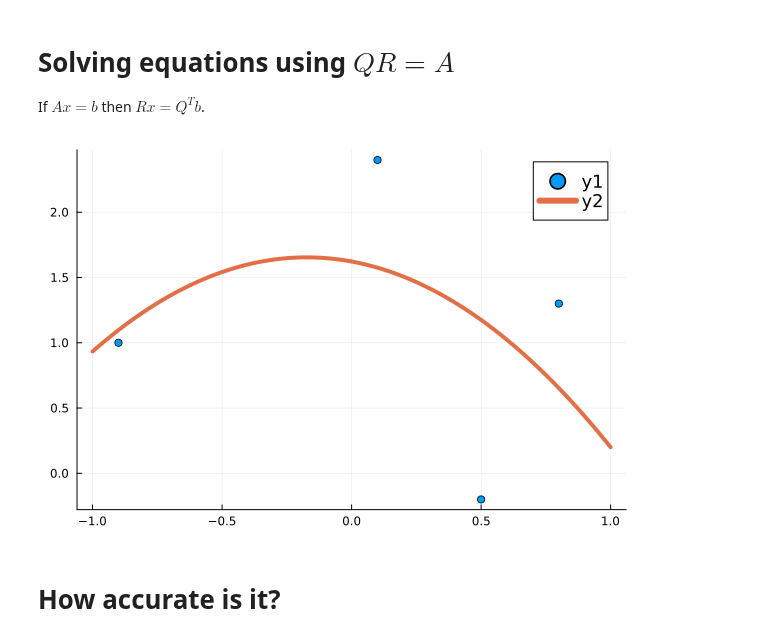
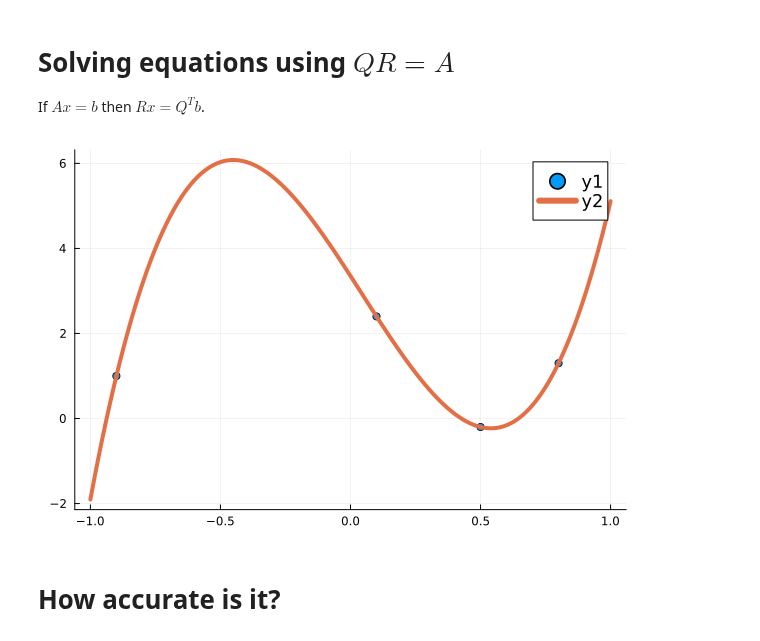
Before and after one commit to cu-numcomp/fall26, a Jupyter notebook: slides/2026-09-18-gram-schmidt.ipynb, the cells around one changed output. Cells and saved outputs as stored; diff of their text form; code cells hidden in the pictures.

```diff
--- a/slides/2026-09-18-gram-schmidt.ipynb
+++ b/slides/2026-09-18-gram-schmidt.ipynb
@@ -149,12 +157,12 @@ If $A x = b$ then $Rx = Q^T b$.
 # %%
 x1 = [-0.9, 0.1, 0.5, 0.8] # points where we know values
 y1 = [1, 2.4, -0.2, 1.3]
 scatter(x1, y1)
-Q, R = gram_schmidt_naive(vander(x1, 3))
+Q, R = gram_schmidt_naive(vander(x1, 4)) # What if we use 3 instead?
 p = R \ (Q' * y1)
-plot!(x, vander(x, 3) * p)
+plot!(x, vander(x, 4) * p)
 # %% [output]
-[figure, old version]
+[figure, new version]
 # %% [markdown]
 # How accurate is it?
 # %%
```
Also changed, not shown: parts of 2 cells of this notebook, 3 other files.
